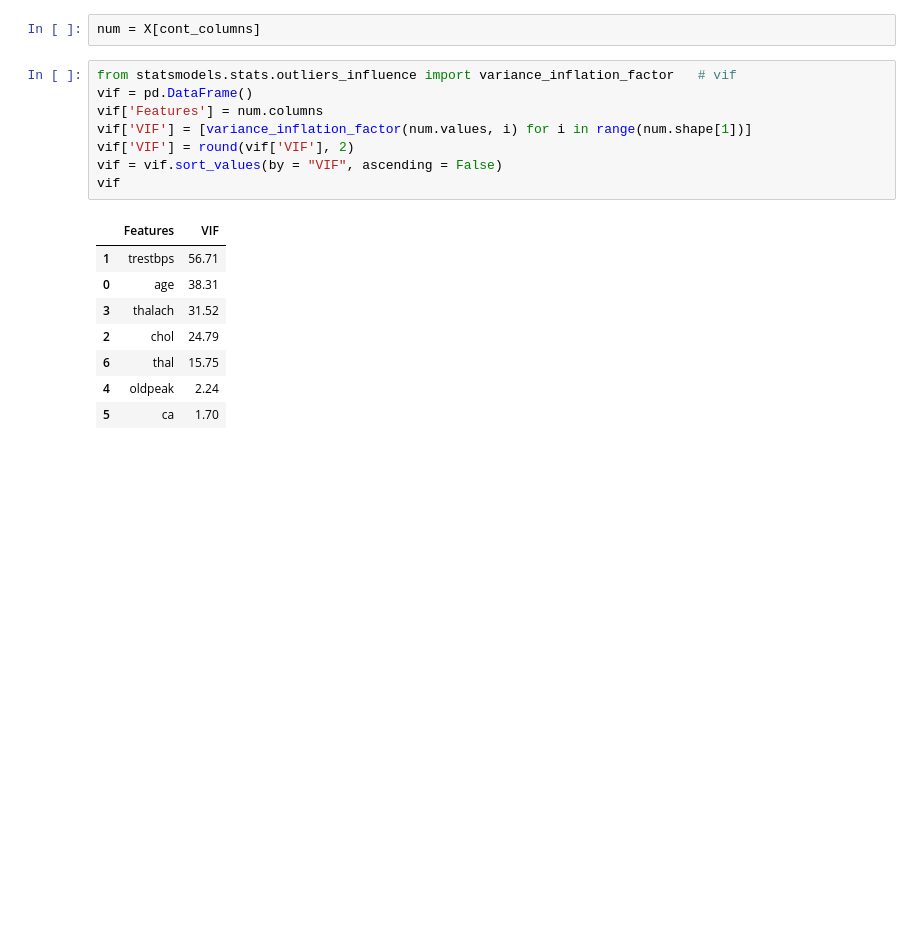
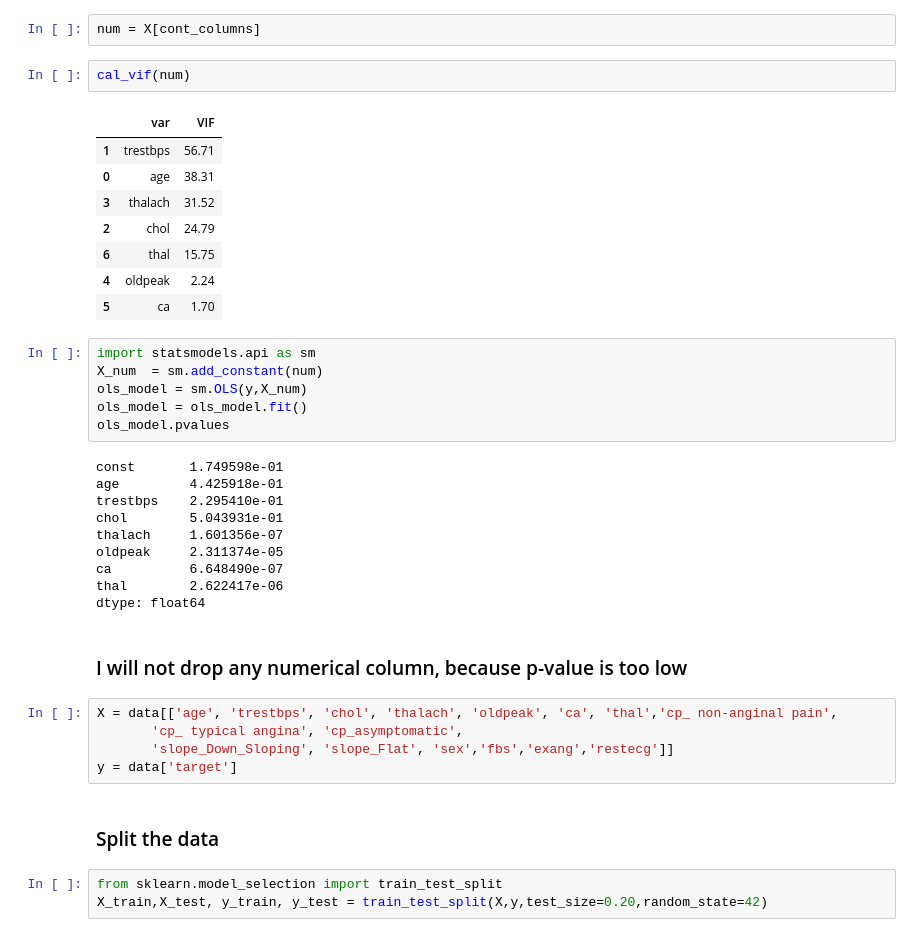
Before and after one commit to manujjoshi/Assignments, a Jupyter notebook: Logistic Regression Assignment.ipynb, the cells around one changed output. Drawn from its saved outputs; the diff is of its cells as text; blank space fills up the shorter version.

```diff
--- a/Logistic Regression Assignment.ipynb
+++ b/Logistic Regression Assignment.ipynb
@@ -469,20 +471,42 @@ vif
 ### Numerical Columns
 # %%
 num = X[cont_columns]
-# %%
-from statsmodels.stats.outliers_influence import variance_inflation_factor   # vif
-vif = pd.DataFrame()
-vif['Features'] = num.columns
-vif['VIF'] = [variance_inflation_factor(num.values, i) for i in range(num.shape[1])]
-vif['VIF'] = round(vif['VIF'], 2)
-vif = vif.sort_values(by = "VIF", ascending = False)
-vif
-# %% [output]
-|  | Features | VIF |
-| 1 | trestbps | 56.71 |
-| 0 | age | 38.31 |
-| 3 | thalach | 31.52 |
-| 2 | chol | 24.79 |
-| 6 | thal | 15.75 |
-| 4 | oldpeak | 2.24 |
-| 5 | ca | 1.70 |
+# %%
+cal_vif(num)
+# %% [output]
+|  | var | VIF |
+| 1 | trestbps | 56.71 |
+| 0 | age | 38.31 |
+| 3 | thalach | 31.52 |
+| 2 | chol | 24.79 |
+| 6 | thal | 15.75 |
+| 4 | oldpeak | 2.24 |
+| 5 | ca | 1.70 |
+# %%
+import statsmodels.api as sm
+X_num  = sm.add_constant(num)
+ols_model = sm.OLS(y,X_num)
+ols_model = ols_model.fit()
+ols_model.pvalues
+# %% [output]
+const       1.749598e-01
+age         4.425918e-01
+trestbps    2.295410e-01
+chol        5.043931e-01
+thalach     1.601356e-07
+oldpeak     2.311374e-05
+ca          6.648490e-07
+thal        2.622417e-06
+dtype: float64
+# %% [markdown]
+### I will not drop any numerical column, because p-value is too low
+# %%
+X = data[['age', 'trestbps', 'chol', 'thalach', 'oldpeak', 'ca', 'thal','cp_ non-anginal pain',
+       'cp_ typical angina', 'cp_asymptomatic',
+       'slope_Down_Sloping', 'slope_Flat', 'sex','fbs','exang','restecg']]
+y = data['target']
+# %% [markdown]
+### Split the data
+# %%
+from sklearn.model_selection import train_test_split
+X_train,X_test, y_train, y_test = train_test_split(X,y,test_size=0.20,random_state=42)
```
Also changed, not shown: parts of 12 cells of this notebook.
